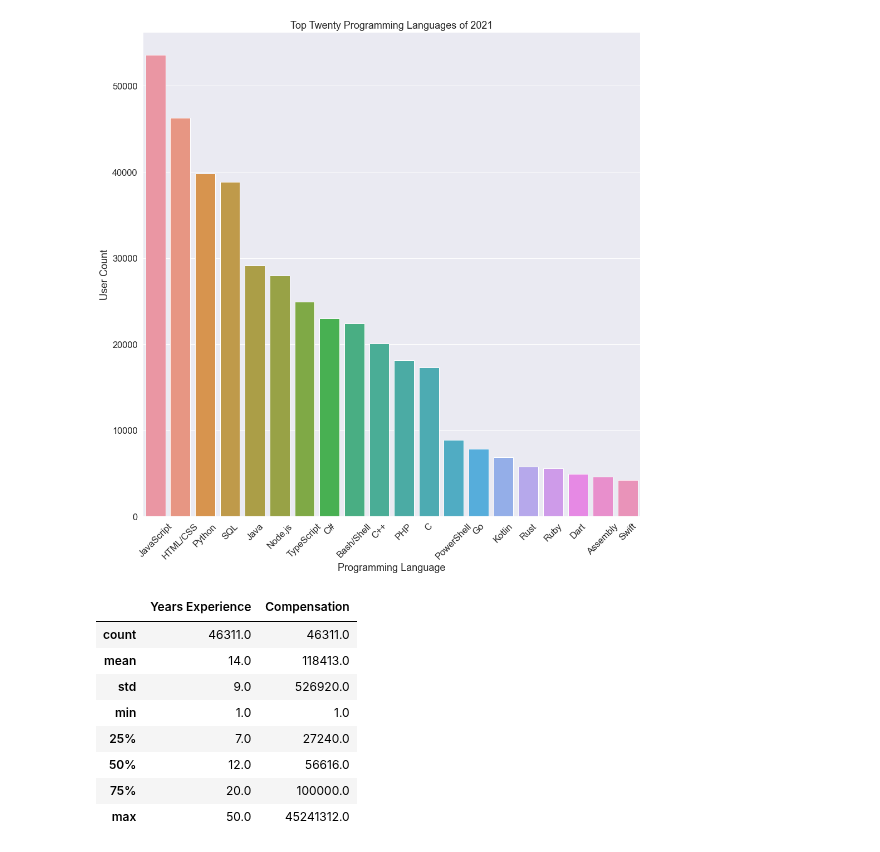
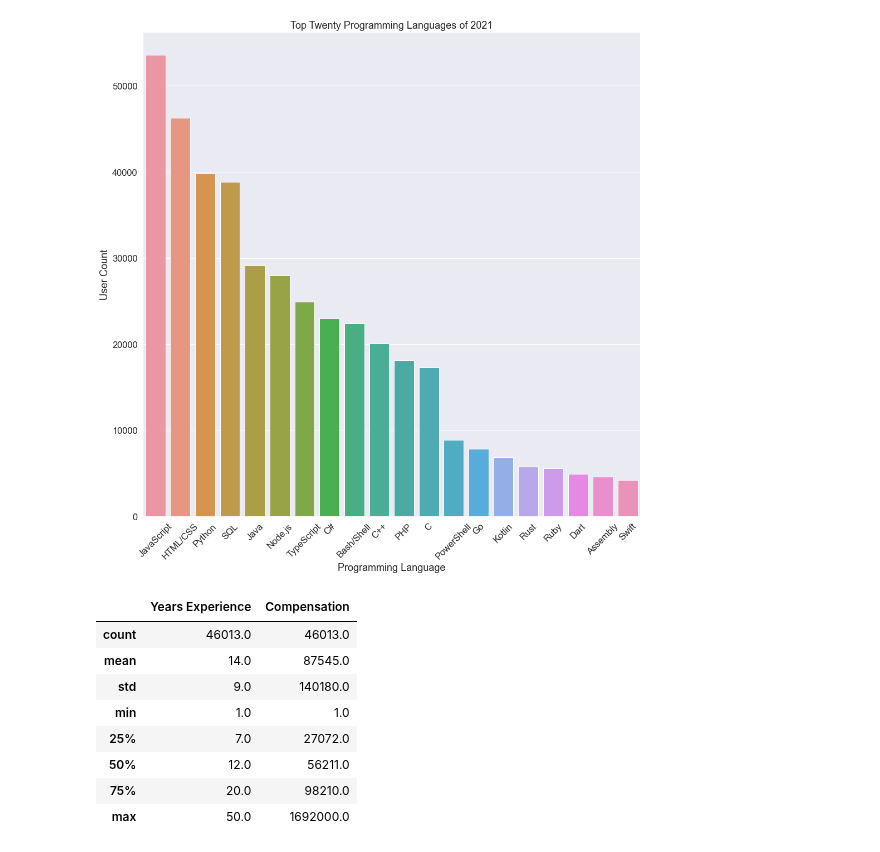
Before and after one commit to data301-2021-winter1/project-group13-project, a Jupyter notebook: notebooks/analysis1.ipynb, the cells around one changed output. Drawn from its saved outputs; the diff is of its cells as text; code cells hidden in the pictures.

```diff
--- a/notebooks/analysis1.ipynb
+++ b/notebooks/analysis1.ipynb
@@ -228,22 +220,22 @@ sns.barplot(data=topTwentyLangCount2021df, x="Programming Language", y="User Cou
 # %%
 from scipy.stats import zscore
 dfComp = df2021P[['YearsCode','ConvertedCompYearly']].copy().dropna().rename(columns={'YearsCode':'Years Experience','ConvertedCompYearly':'Compensation'}).sort_values(by=['Years Experience']).round()
 
-#zScores = zscore(dfComp['Salary'])
-#absZScores = np.abs(zScores)
-#filteredSalaries = (absZScores < 3)
-#dfCompFiltered = dfComp[filteredSalaries]
-dfCompFinal = dfComp.apply(pd.to_numeric , errors = 'coerce').dropna()
+zScores = zscore(dfComp['Compensation'])
+absZScores = np.abs(zScores)
+filteredSalaries = (absZScores < 3)
+dfCompFiltered = dfComp[filteredSalaries]
+dfCompFinal = dfCompFiltered.apply(pd.to_numeric , errors = 'coerce').dropna()
 dfCompFinal.describe().round()
 # %% [output]
 |  | Years Experience | Compensation |
-| count | 46311.0 | 46311.0 |
-| mean | 14.0 | 118413.0 |
-| std | 9.0 | 526920.0 |
+| count | 46013.0 | 46013.0 |
+| mean | 14.0 | 87545.0 |
+| std | 9.0 | 140180.0 |
 | min | 1.0 | 1.0 |
-| 25% | 7.0 | 27240.0 |
-| 50% | 12.0 | 56616.0 |
-| 75% | 20.0 | 100000.0 |
-| max | 50.0 | 45241312.0 |
+| 25% | 7.0 | 27072.0 |
+| 50% | 12.0 | 56211.0 |
+| 75% | 20.0 | 98210.0 |
+| max | 50.0 | 1692000.0 |
 # %%
 #fix because graph doesn't make sense
```
Also changed, not shown: parts of 2 cells of this notebook.
